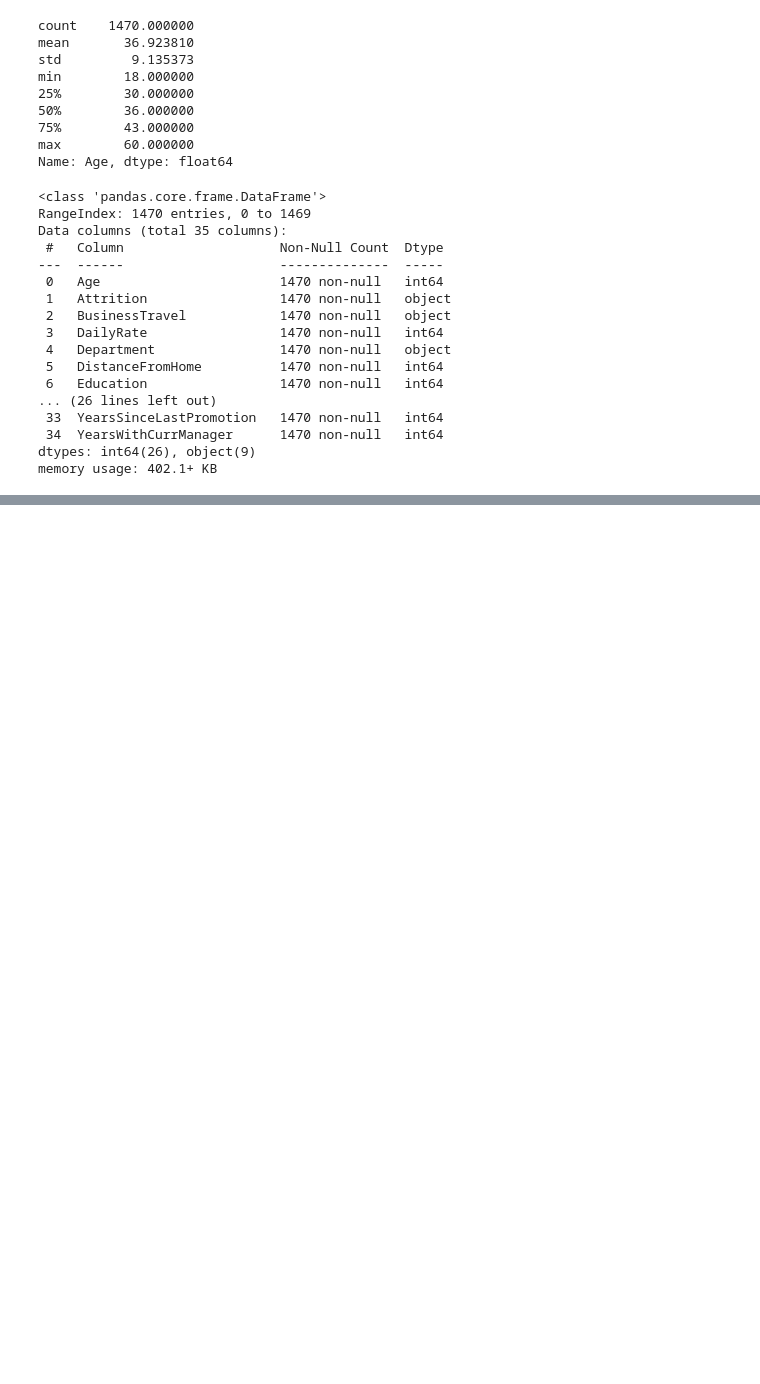
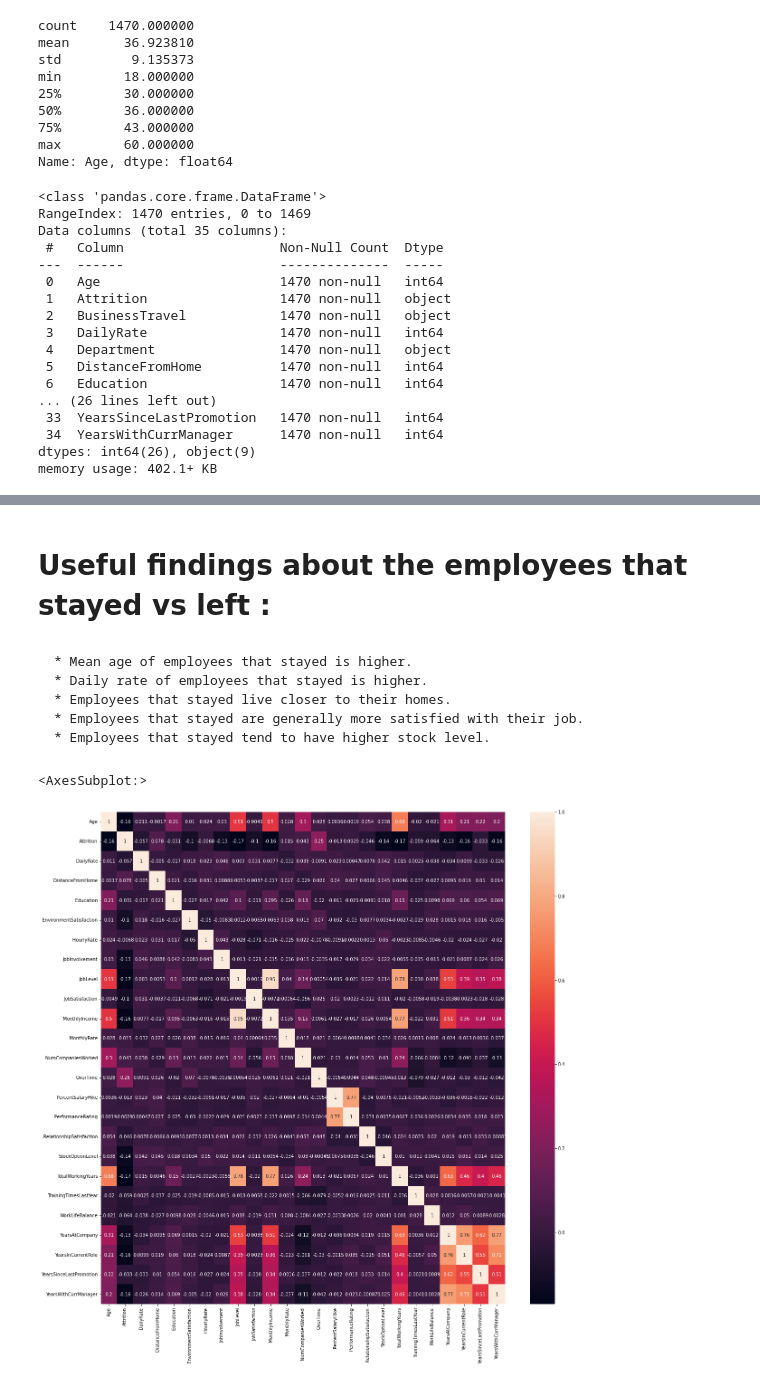
Before and after one commit to Deeplearning186/Personal-Projects, a Jupyter notebook: Human_Resources/Employee Retention.ipynb, the cells around one changed output, grey strips where cells are left out. Saved outputs shown, nothing was run; the diff lists cells and outputs as text; code cells hidden in the pictures; blank space fills up the shorter version.

```diff
--- a/Human_Resources/Employee Retention.ipynb
+++ b/Human_Resources/Employee Retention.ipynb
@@ -76,0 +87,2 @@ employee_df.head(5)
+# %%
+employee_df.drop(["EmployeeCount","StandardHours", "Over18", "EmployeeNumber"], axis = 1, inplace = True)
@@ -76,0 +146,15 @@ employee_df.head(5)
+# %% [markdown]
+<h1 style= font size: "1vw"> Useful findings about the employees that stayed vs left : </h1>
+# %% [markdown]
+    * Mean age of employees that stayed is higher.
+    * Daily rate of employees that stayed is higher.
+    * Employees that stayed live closer to their homes.
+    * Employees that stayed are generally more satisfied with their job.
+    * Employees that stayed tend to have higher stock level.
+# %%
+correlations = employee_df.corr()
+f, ax = plt.subplots(figsize = (20,20))
+sns.heatmap(correlations, annot = True)
+# %% [output]
+<AxesSubplot:>
+[figure, added]
```
Also changed, not shown: parts of 26 cells of this notebook.
